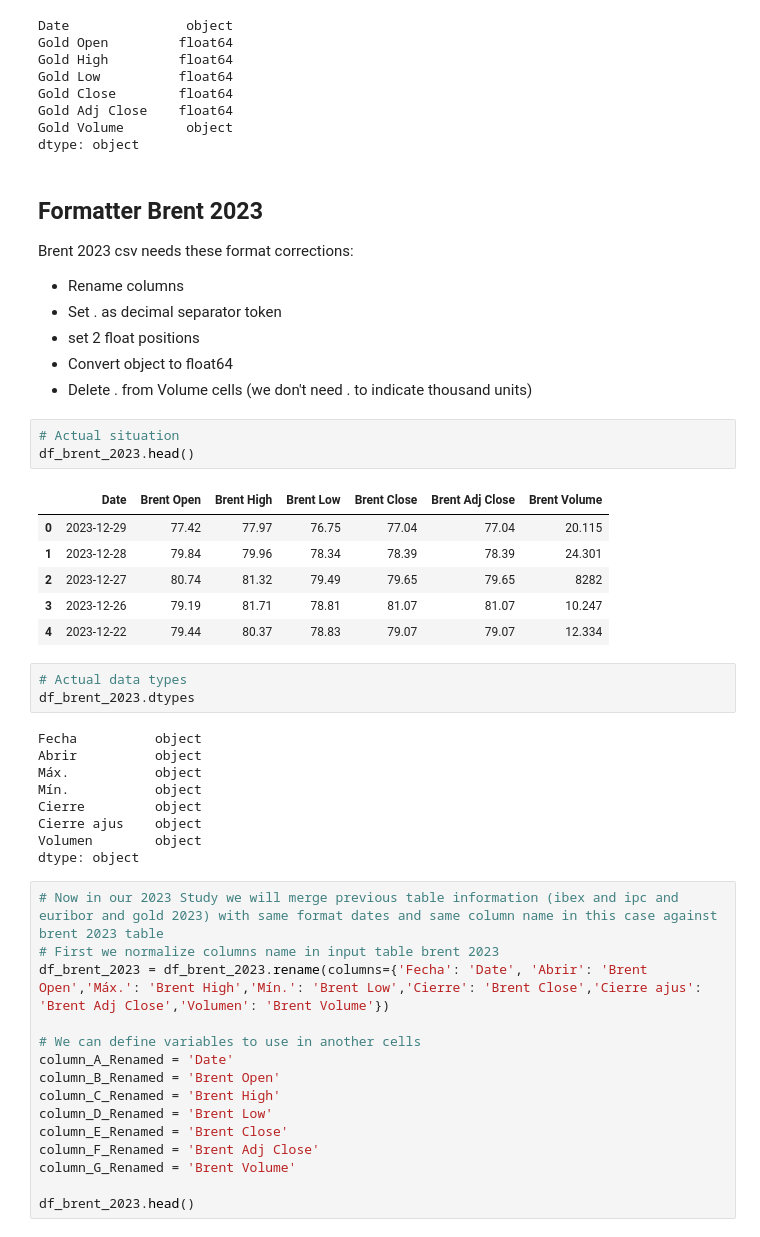
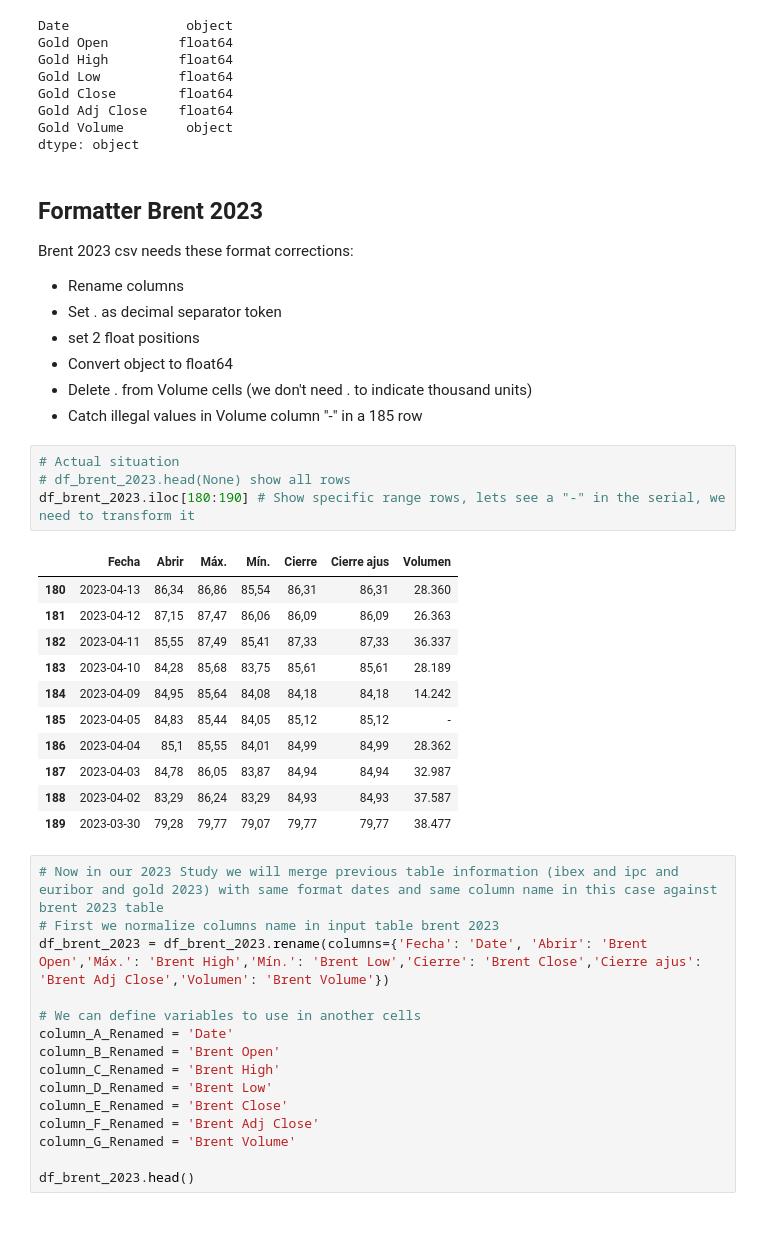
Before and after one commit to Manilab2309/ia-machine-learning, a Jupyter notebook: lab/NB_analyst_broker_operations.ipynb, the cells around one changed output. Drawn from its saved outputs; the diff is of its cells as text.

```diff
--- a/lab/NB_analyst_broker_operations.ipynb
+++ b/lab/NB_analyst_broker_operations.ipynb
@@ -451,28 +464,23 @@ Brent 2023 csv needs these format corrections:
 - set 2 float positions
 - Convert object to float64
 - Delete . from Volume cells (we don't need . to indicate thousand units)
+- Catch illegal values in Volume column "-" in a 185 row
-# %%
-# Actual situation
-df_brent_2023.head()
-# %% [output]
-|  | Date | Brent Open | Brent High | Brent Low | Brent Close | Brent Adj Close | Brent Volume |
-| 0 | 2023-12-29 | 77.42 | 77.97 | 76.75 | 77.04 | 77.04 | 20.115 |
-| 1 | 2023-12-28 | 79.84 | 79.96 | 78.34 | 78.39 | 78.39 | 24.301 |
-| 2 | 2023-12-27 | 80.74 | 81.32 | 79.49 | 79.65 | 79.65 | 8282 |
-| 3 | 2023-12-26 | 79.19 | 81.71 | 78.81 | 81.07 | 81.07 | 10.247 |
-| 4 | 2023-12-22 | 79.44 | 80.37 | 78.83 | 79.07 | 79.07 | 12.334 |
-# %%
-# Actual data types
-df_brent_2023.dtypes
-# %% [output]
-Fecha          object
-Abrir          object
-Máx.           object
-Mín.           object
-Cierre         object
-Cierre ajus    object
-Volumen        object
-dtype: object
+# %%
+# Actual situation
+# df_brent_2023.head(None) show all rows
+df_brent_2023.iloc[180:190] # Show specific range rows, lets see a "-" in the serial, we need to transform it
+# %% [output]
+|  | Fecha | Abrir | Máx. | Mín. | Cierre | Cierre ajus | Volumen |
+| 180 | 2023-04-13 | 86,34 | 86,86 | 85,54 | 86,31 | 86,31 | 28.360 |
+| 181 | 2023-04-12 | 87,15 | 87,47 | 86,06 | 86,09 | 86,09 | 26.363 |
+| 182 | 2023-04-11 | 85,55 | 87,49 | 85,41 | 87,33 | 87,33 | 36.337 |
+| 183 | 2023-04-10 | 84,28 | 85,68 | 83,75 | 85,61 | 85,61 | 28.189 |
+| 184 | 2023-04-09 | 84,95 | 85,64 | 84,08 | 84,18 | 84,18 | 14.242 |
+| 185 | 2023-04-05 | 84,83 | 85,44 | 84,05 | 85,12 | 85,12 | - |
+| 186 | 2023-04-04 | 85,1 | 85,55 | 84,01 | 84,99 | 84,99 | 28.362 |
+| 187 | 2023-04-03 | 84,78 | 86,05 | 83,87 | 84,94 | 84,94 | 32.987 |
+| 188 | 2023-04-02 | 83,29 | 86,24 | 83,29 | 84,93 | 84,93 | 37.587 |
+| 189 | 2023-03-30 | 79,28 | 79,77 | 79,07 | 79,77 | 79,77 | 38.477 |
 # %%
 # Now in our 2023 Study we will merge previous table information (ibex and ipc and euribor and gold 2023) with same format dates and same column name in this case against brent 2023 table
 # First we normalize columns name in input table brent 2023
```
Also changed, not shown: parts of 43 cells of this notebook.
